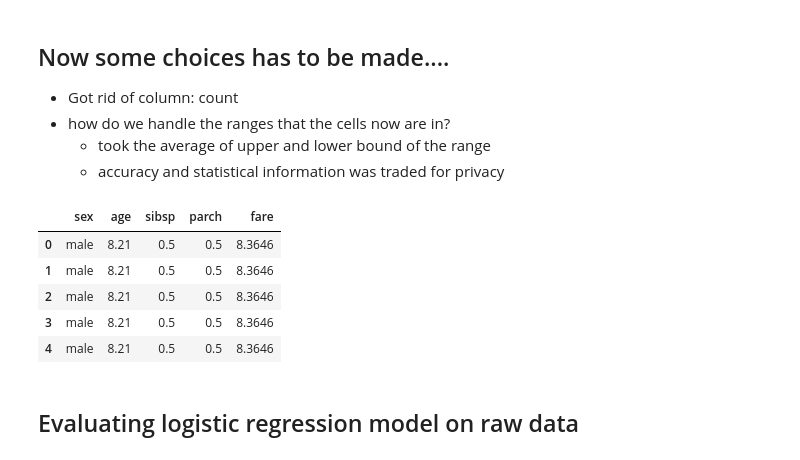
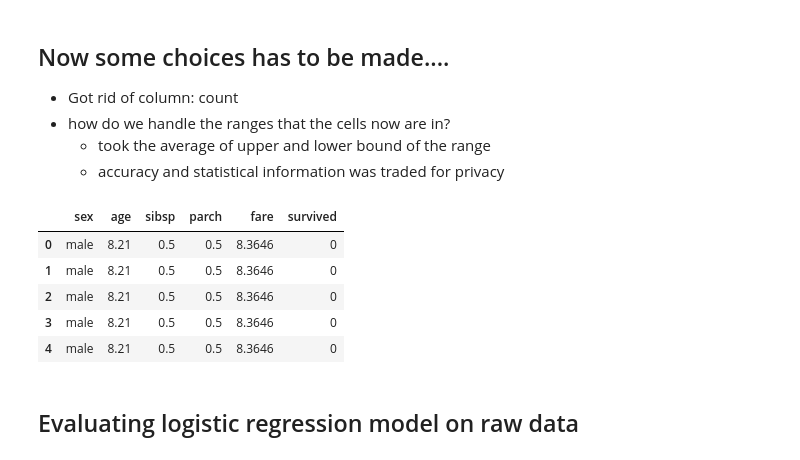
Before and after one commit to Pellesaxon/DataSecurityAndPrivacyM3.3, a Jupyter notebook: M3study.ipynb, the cells around one changed output. Drawn from its saved outputs; the diff is of its cells as text; code cells hidden in the pictures.

```diff
--- a/M3study.ipynb
+++ b/M3study.ipynb
@@ -126,22 +126,22 @@ titanicAnonymized.head(10)
     * took the average of upper and lower bound of the range
     * accuracy and statistical information was traded for privacy
 # %%
-X = titanicAnonymized.drop(columns=['survived']).copy()
+X = titanicAnonymized.copy()
 
 for col in X.columns:
     for i in range(len(X[col])):
         if not isinstance(X[col][i], list):
             continue
         X.loc[i, col] = (X[col][i][0]+X[col][i][1])/2
 
 X.head()
 # %% [output]
-|  | sex | age | sibsp | parch | fare |
-| 0 | male | 8.21 | 0.5 | 0.5 | 8.3646 |
-| 1 | male | 8.21 | 0.5 | 0.5 | 8.3646 |
-| 2 | male | 8.21 | 0.5 | 0.5 | 8.3646 |
-| 3 | male | 8.21 | 0.5 | 0.5 | 8.3646 |
-| 4 | male | 8.21 | 0.5 | 0.5 | 8.3646 |
+|  | sex | age | sibsp | parch | fare | survived |
+| 0 | male | 8.21 | 0.5 | 0.5 | 8.3646 | 0 |
+| 1 | male | 8.21 | 0.5 | 0.5 | 8.3646 | 0 |
+| 2 | male | 8.21 | 0.5 | 0.5 | 8.3646 | 0 |
+| 3 | male | 8.21 | 0.5 | 0.5 | 8.3646 | 0 |
+| 4 | male | 8.21 | 0.5 | 0.5 | 8.3646 | 0 |
 # %% [markdown]
 ## Evaluating logistic regression model on raw data
 # %%
```
Also changed, not shown: parts of 1 cell of this notebook.
